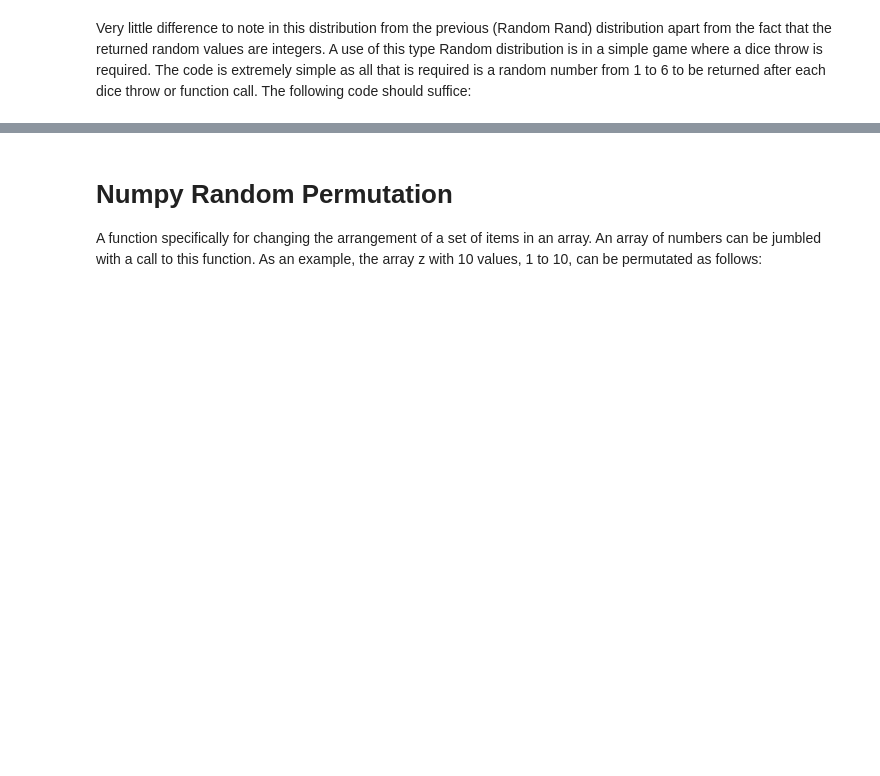
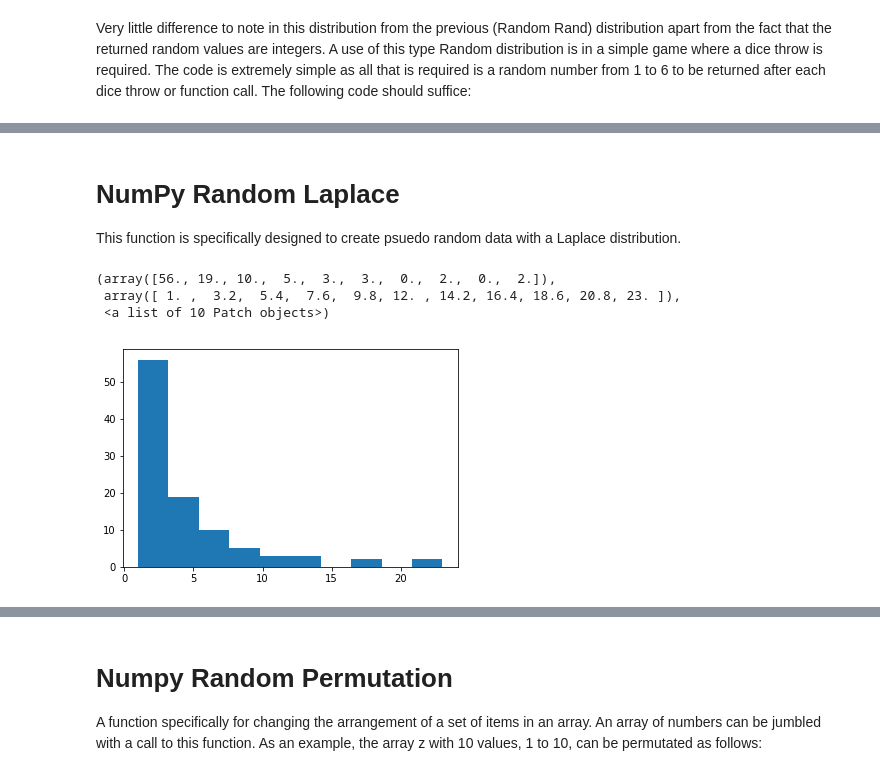
Before and after one commit to taking1fortheteam/Numpy-random, a Jupyter notebook: Numpy-random.ipynb, the cells around one changed output, grey strips where cells are left out. Cells and saved outputs as stored; diff of their text form; code cells hidden in the pictures; blank space fills up the shorter version.

```diff
--- a/Numpy-random.ipynb
+++ b/Numpy-random.ipynb
@@ -114,0 +127,11 @@ array([4])
+# %% [markdown]
+# NumPy Random Laplace
+This function is specifically designed to create psuedo random data with a Laplace distribution.
+# %%
+z = np.random.geometric(p=0.2, size=100)
+plt.hist(z)
+# %% [output]
+(array([56., 19., 10.,  5.,  3.,  3.,  0.,  2.,  0.,  2.]),
+ array([ 1. ,  3.2,  5.4,  7.6,  9.8, 12. , 14.2, 16.4, 18.6, 20.8, 23. ]),
+ <a list of 10 Patch objects>)
+[figure, added]
```
Also changed, not shown: parts of 13 cells of this notebook.
